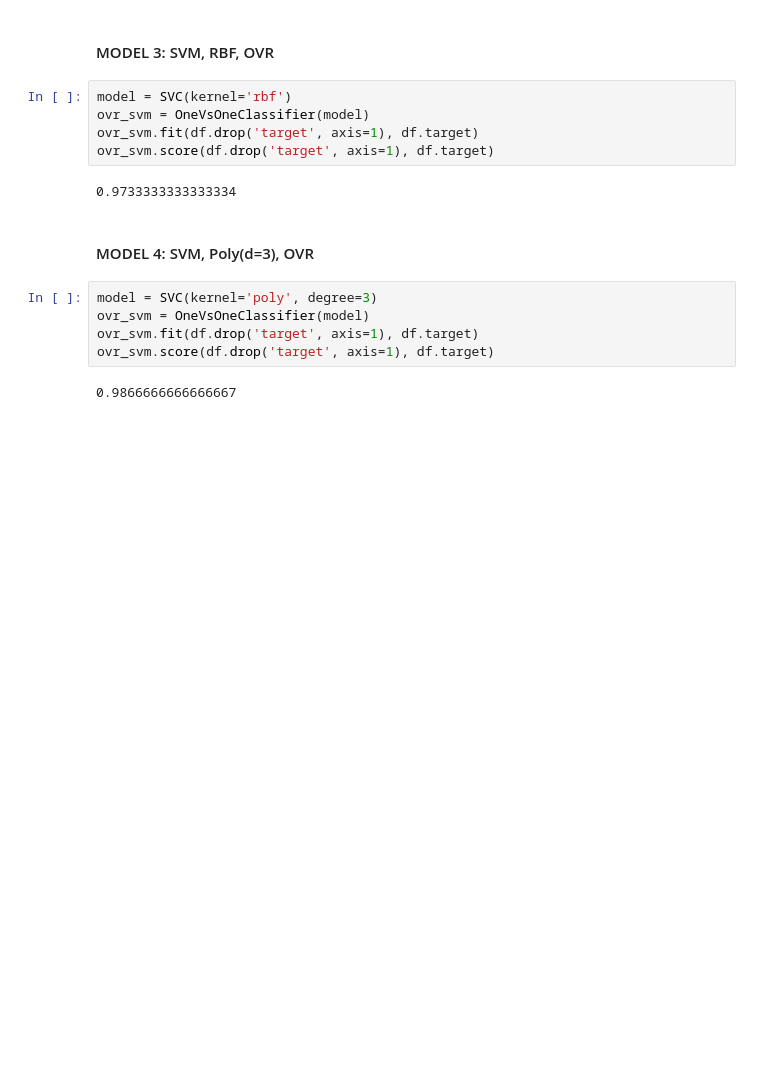
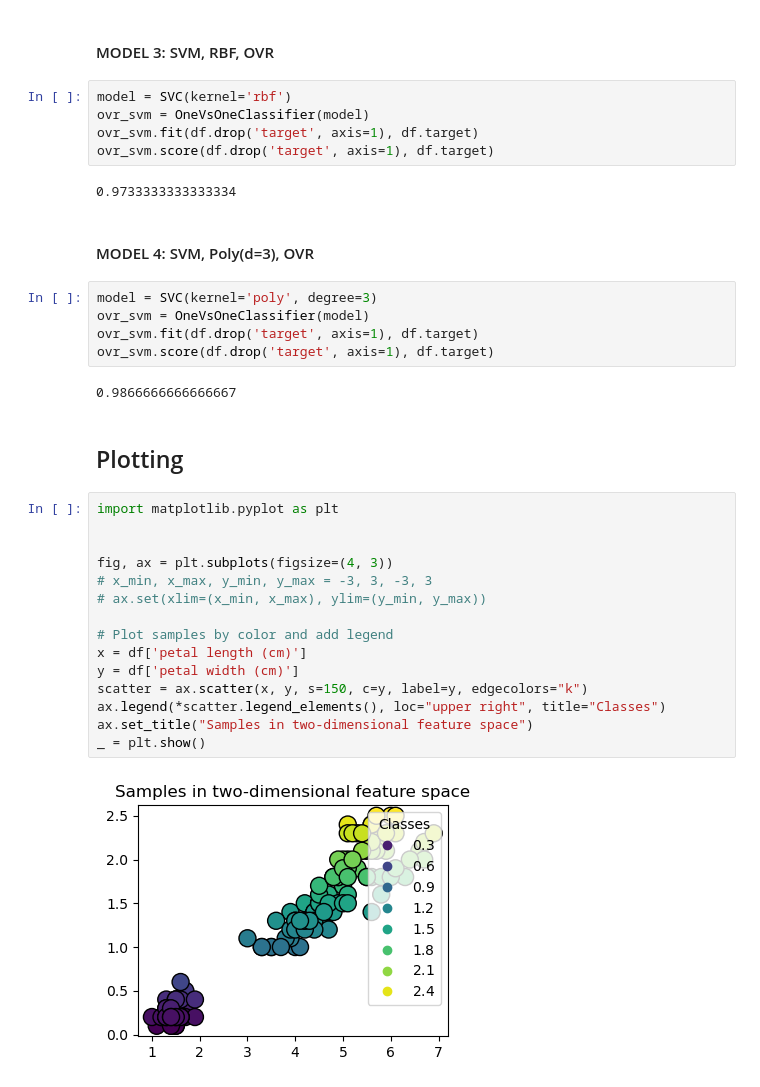
Before and after one commit to ameram/NUT-S1-ML, a Jupyter notebook: HW3/hw3_p2.ipynb, the cells around one changed output. Cells and saved outputs as stored; diff of their text form; blank space fills up the shorter version.

Commit message:
plotting

```diff
--- a/HW3/hw3_p2.ipynb
+++ b/HW3/hw3_p2.ipynb
@@ -90,3 +74,22 @@ ovr_svm.fit(df.drop('target', axis=1), df.target)
 ovr_svm.score(df.drop('target', axis=1), df.target)
 # %% [output]
 0.9866666666666667
+# %% [markdown]
+## Plotting
+# %%
+import matplotlib.pyplot as plt
+
+
+fig, ax = plt.subplots(figsize=(4, 3))
+# x_min, x_max, y_min, y_max = -3, 3, -3, 3
+# ax.set(xlim=(x_min, x_max), ylim=(y_min, y_max))
+
+# Plot samples by color and add legend
+x = df['petal length (cm)']
+y = df['petal width (cm)']
+scatter = ax.scatter(x, y, s=150, c=y, label=y, edgecolors="k")
+ax.legend(*scatter.legend_elements(), loc="upper right", title="Classes")
+ax.set_title("Samples in two-dimensional feature space")
+_ = plt.show()
+# %% [output]
+[figure, added]
```
Also changed, not shown: parts of 1 cell of this notebook.
